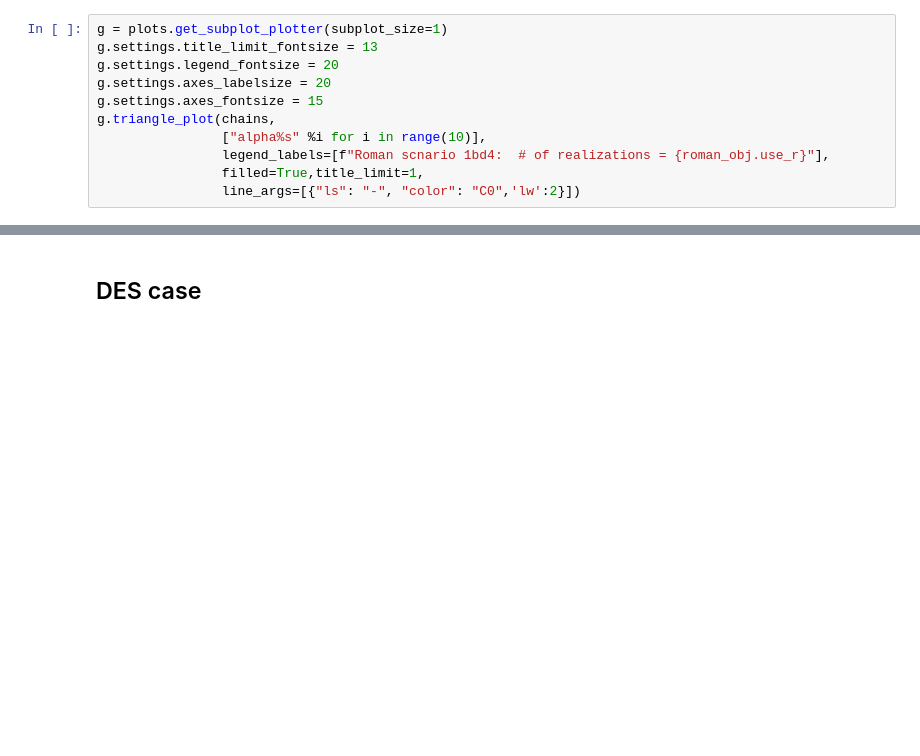
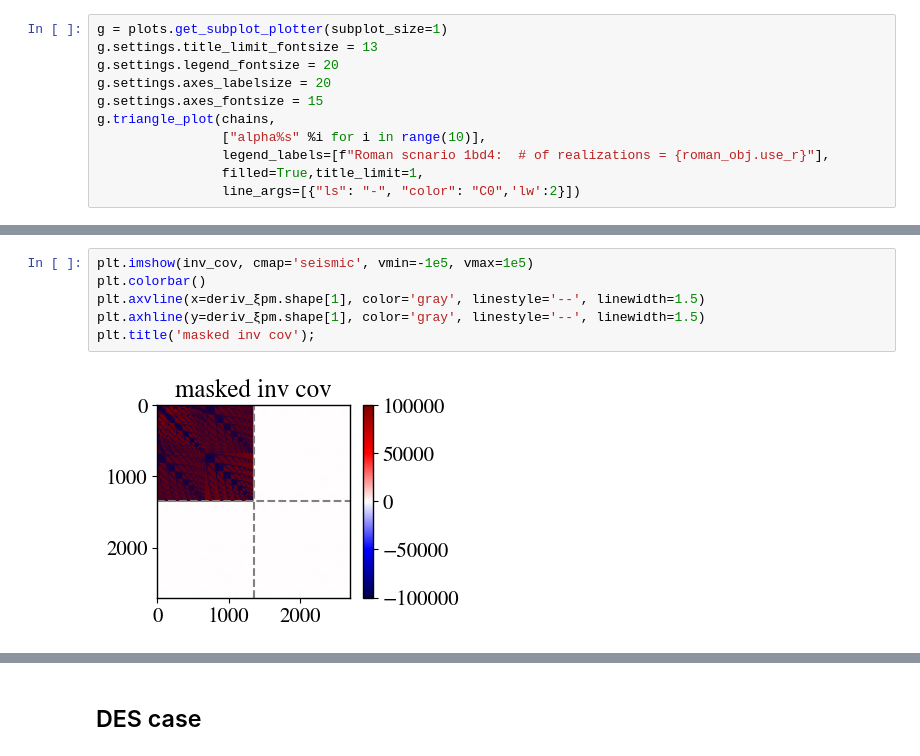
Before and after one commit to Roman-HLIS-Cosmology-PIT/cocoa_photoz, a Jupyter notebook: codes/example.ipynb, the cells around one changed output, grey strips where cells are left out. Saved outputs shown, nothing was run; the diff lists cells and outputs as text; blank space fills up the shorter version.

```diff
--- a/codes/example.ipynb
+++ b/codes/example.ipynb
@@ -1222,0 +1252,8 @@ g.triangle_plot(chains,
+# %%
+plt.imshow(inv_cov, cmap='seismic', vmin=-1e5, vmax=1e5)
+plt.colorbar()
+plt.axvline(x=deriv_ξpm.shape[1], color='gray', linestyle='--', linewidth=1.5)
+plt.axhline(y=deriv_ξpm.shape[1], color='gray', linestyle='--', linewidth=1.5)
+plt.title('masked inv cov');
+# %% [output]
+[figure, added]
```
Also changed, not shown: parts of 6 cells of this notebook, 4 other files.
